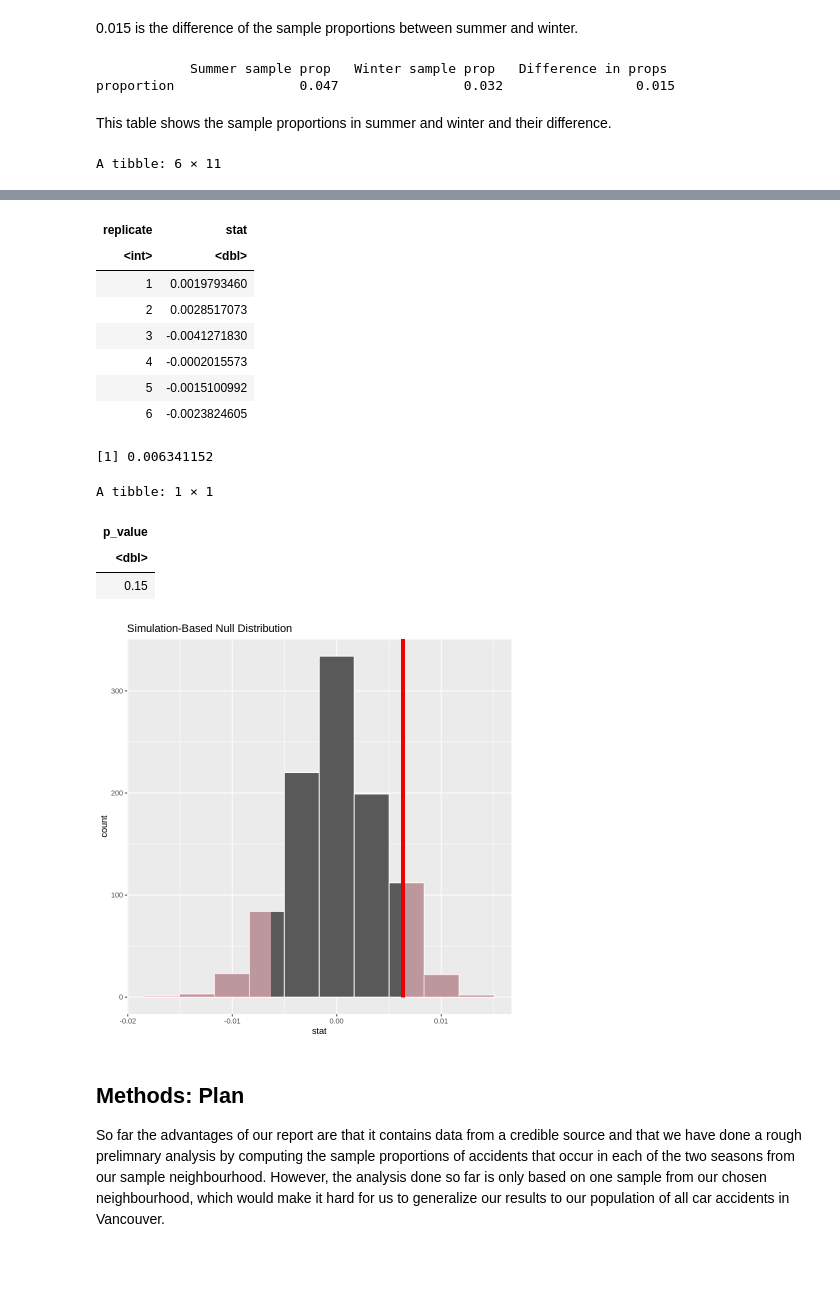
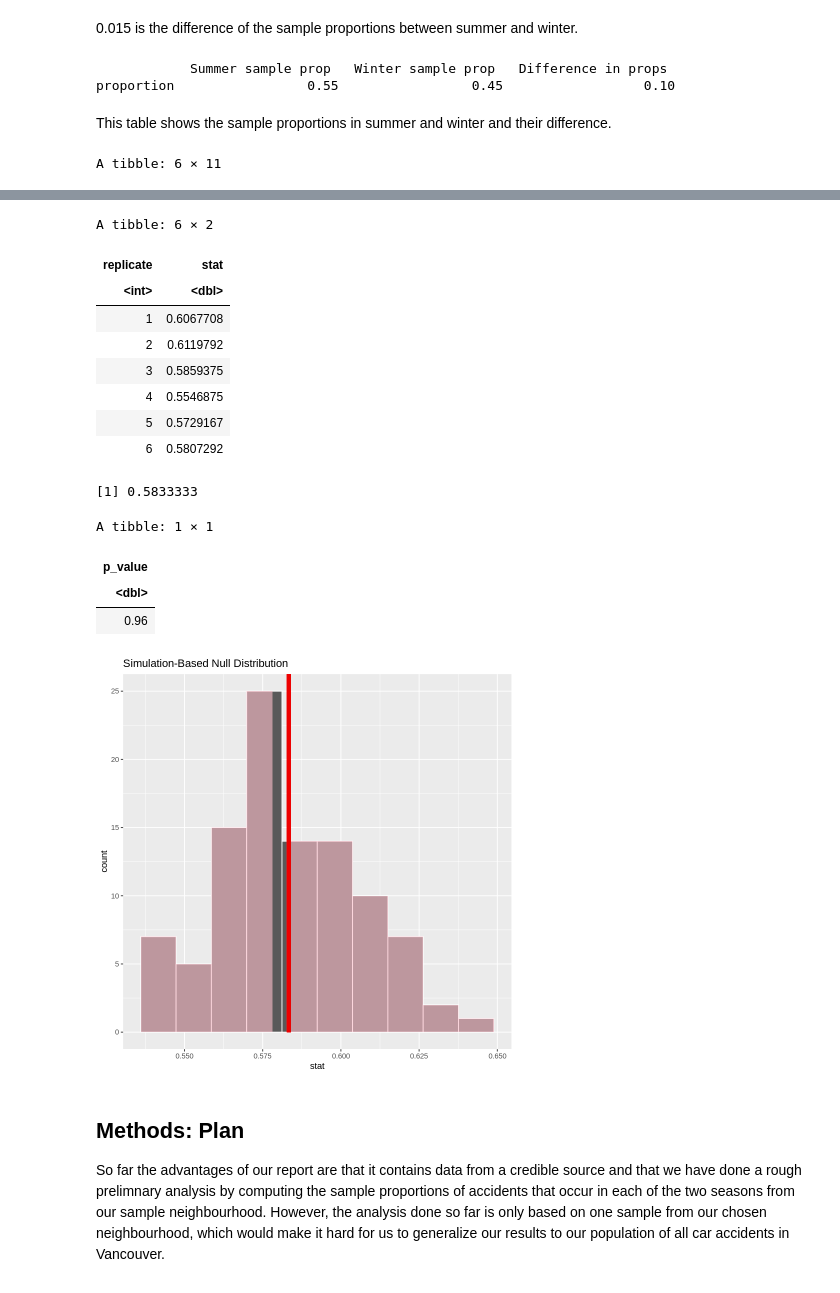
Before and after one commit to bernie-leung/STAT-201-group20newrepo, a Jupyter notebook: Project_proposal.ipynb, the cells around one changed output, grey strips where cells are left out. Drawn from its saved outputs; the diff is of its cells as text; code cells hidden in the pictures.

```diff
--- a/Project_proposal.ipynb
+++ b/Project_proposal.ipynb
@@ -188,43 +188,44 @@ diff_sample_props
 # %%
 ## create a table to present the sample proportions
 
-tab_prop <- matrix(c(0.047, 0.032, 0.015), ncol=3, byrow=TRUE)
+tab_prop <- matrix(c(0.55, 0.45, 0.1), ncol=3, byrow=TRUE)
 colnames(tab_prop) <- c(" Summer sample prop ", " Winter sample prop ", " Difference in props ")
 rownames(tab_prop) <- c("proportion")
 tab_prop <- as.table(tab_prop)
 tab_prop
 # %% [output]
             Summer sample prop   Winter sample prop   Difference in props
-proportion                0.047                0.032                 0.015
+proportion                 0.55                 0.45                  0.10
 # %% [markdown]
 This table shows the sample proportions in summer and winter and their difference.
 # %%
 collisions_by_season <- crimes %>%
                         mutate(SEASON = ifelse(MONTH %in% 4:9, "SUMMER", "WINTER")) %>%
-                        mutate(TYPE = ifelse(TYPE == "Vehicle Collision or Pedestrian Struck (with Injury)" | TYPE == "Vehicle Collision or Pedestrian Struck (with Fatality)", "Collision", "Non-collision"))
+                        mutate(TYPE = ifelse(TYPE == "Vehicle Collision or Pedestrian Struck (with Injury)" | TYPE == "Vehicle Collision or Pedestrian Struck (with Fatality)", "Collision", "Non-collision")) %>%
+                        filter(TYPE == "Collision")
 
 head(collisions_by_season)
 
 collisions_null <- collisions_by_season %>%
-    specify(formula = TYPE ~ SEASON, success = "Collision") %>%
-  hypothesize(null = "independence") %>%
-  generate(reps = 1000, type = "permute") %>%
-  calculate(stat = "diff in props", order = c("SUMMER", "WINTER"))
+    specify(response = SEASON, success = "SUMMER") %>%
+    hypothesize(null = "point", p = 0.5) %>%
+    generate(reps = 100, type = "bootstrap") %>%
+    calculate(stat = "prop")
 head(collisions_null)
 
-obs_diff_in_prop <- collisions_by_season %>%
-    specify(formula = TYPE ~ SEASON, success = "Collision") %>%
-    calculate(stat = "diff in props", order = c("SUMMER", "WINTER")) %>%
+obs_prop <- collisions_by_season %>%
+    specify(response = SEASON, success = "SUMMER") %>%
+    calculate(stat = "prop") %>%
     pull()
-obs_diff_in_prop
+obs_prop
 
 p_value <- collisions_null %>%
-        get_p_value(obs_stat = obs_diff_in_prop, direction = "both")
+        get_p_value(obs_stat = obs_prop, direction = "both")
 p_value
 
 collisions_result_plot <- collisions_null %>%
     visualize(bins = 10) +
-    shade_p_value(obs_stat = obs_diff_in_prop, direction = "both")
+    shade_p_value(obs_stat = obs_prop, direction = "both")
 collisions_result_plot
 # %% [output]
 A tibble: 6 × 11
@@ -240,17 +242,18 @@ A tibble: 6 × 2
+A tibble: 6 × 2
 | replicate | stat |
 | <int> | <dbl> |
-| 1 | 0.0019793460 |
-| 2 | 0.0028517073 |
-| 3 | -0.0041271830 |
-| 4 | -0.0002015573 |
-| 5 | -0.0015100992 |
-| 6 | -0.0023824605 |
+| 1 | 0.6067708 |
+| 2 | 0.6119792 |
+| 3 | 0.5859375 |
+| 4 | 0.5546875 |
+| 5 | 0.5729167 |
+| 6 | 0.5807292 |
-[1] 0.006341152
-A tibble: 1 × 1
+[1] 0.5833333
+A tibble: 1 × 1
 | p_value |
 | <dbl> |
-| 0.15 |
+| 0.96 |
-[figure, old version]
+[figure, new version]
 # %% [markdown]
 ## Methods: Plan
 So far the advantages of our report are that it contains data from a credible source and that we have done a rough prelimnary analysis by computing the sample proportions of accidents that occur in each of the two seasons from our sample neighbourhood. However, the analysis done so far is only based on one sample from our chosen neighbourhood, which would make it hard for us to generalize our results to our population of all car accidents in Vancouver.
```
Also changed, not shown: parts of 4 cells of this notebook.
